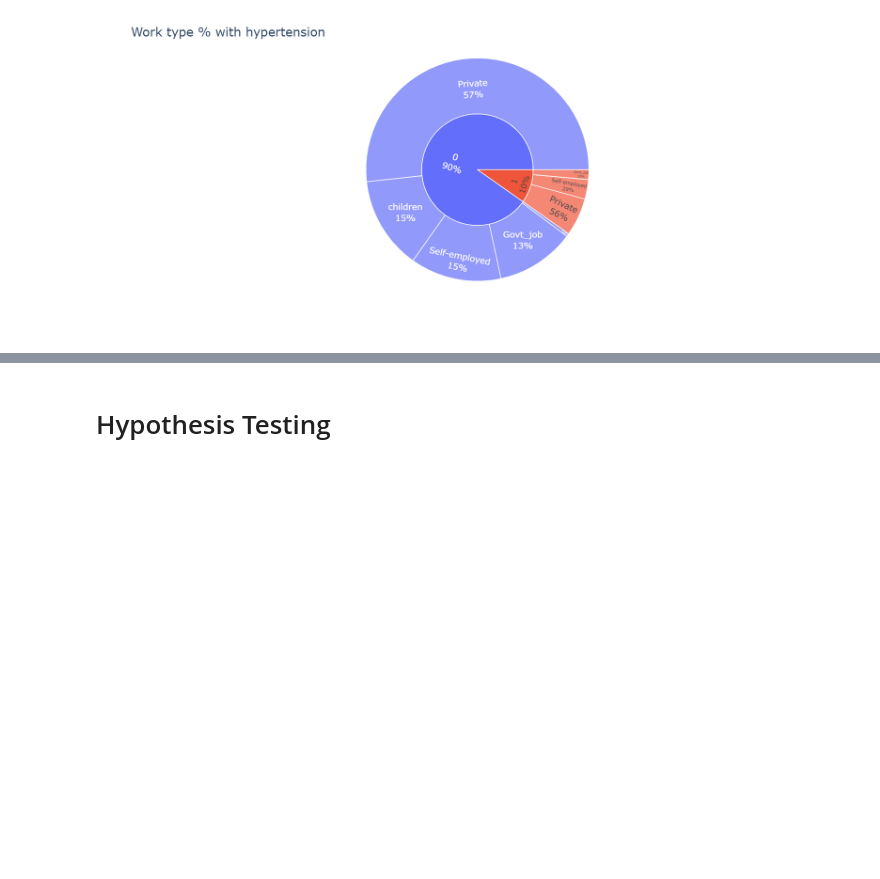
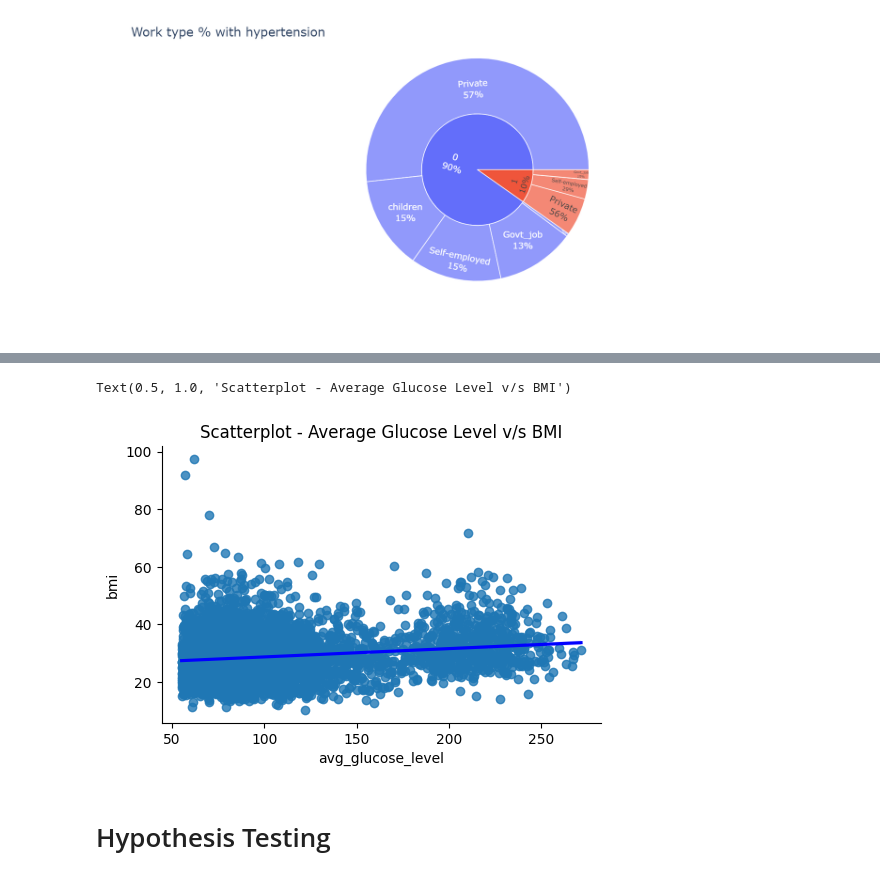
Before and after one commit to namratanwani/Healthcare-Data-Science-Projects, a Jupyter notebook: StrokePrediction/StrokePrediction.ipynb, the cells around one changed output, grey strips where cells are left out. Drawn from its saved outputs; the diff is of its cells as text; code cells hidden in the pictures; blank space fills up the shorter version.

```diff
--- a/StrokePrediction/StrokePrediction.ipynb
+++ b/StrokePrediction/StrokePrediction.ipynb
@@ -445,3 +466,9 @@ A similar distribution of work type in hypetension - largest group,56%, is in pr
+# %%
+sns.lmplot(data=df, x='avg_glucose_level', y='bmi', line_kws={'color': 'b'}, height=3.5, aspect=1.5)
+plt.title("Scatterplot - Average Glucose Level v/s BMI")
+# %% [output]
+Text(0.5, 1.0, 'Scatterplot - Average Glucose Level v/s BMI')
+[figure, added]
 # %% [markdown]
 # Hypothesis Testing
 # %% [markdown]
```
Also changed, not shown: parts of 11 cells of this notebook.
